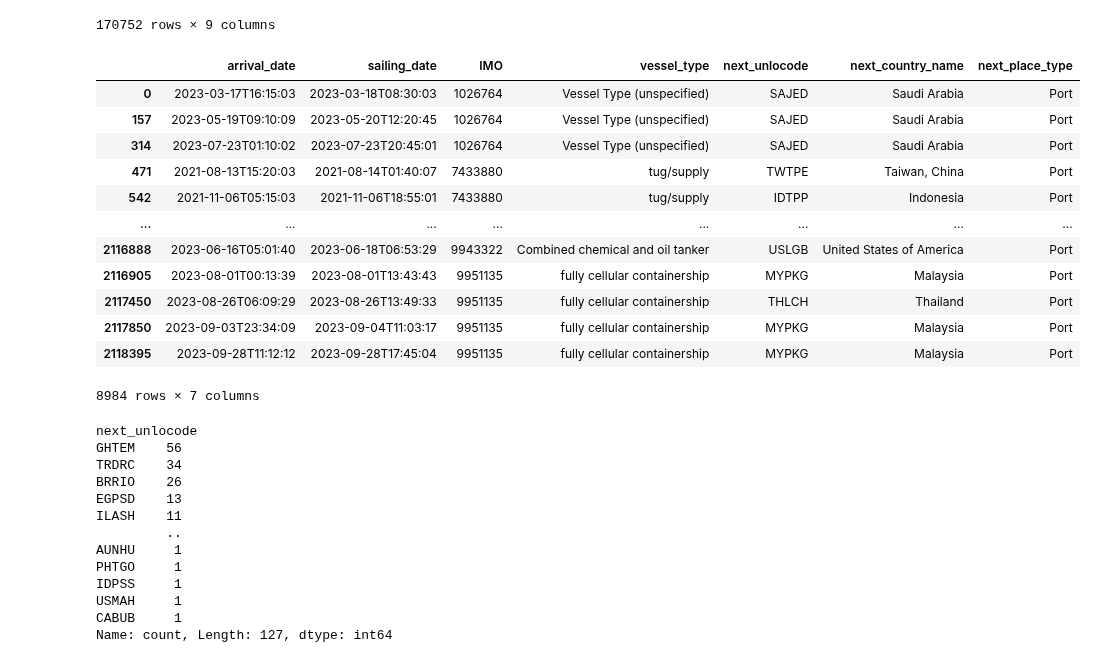
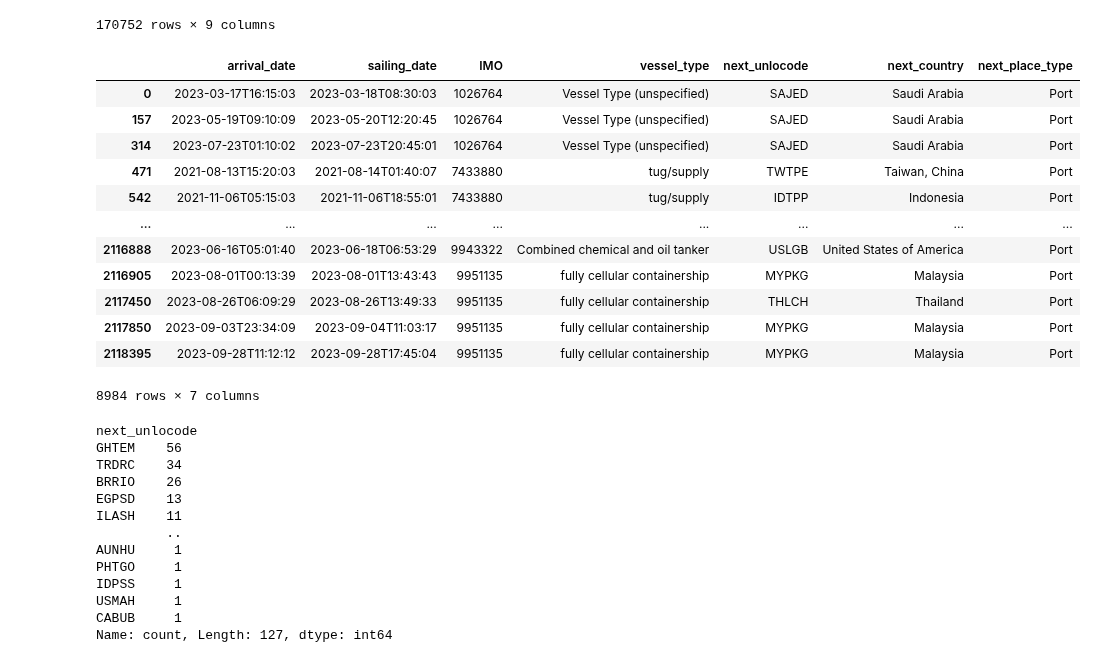
Before and after one commit to SySyAli/ais_port_prediction, a Jupyter notebook: notebooks/singapore.ipynb, the cells around one changed output. Saved outputs shown, nothing was run; the diff lists cells and outputs as text; code cells hidden in the pictures.

```diff
--- a/notebooks/singapore.ipynb
+++ b/notebooks/singapore.ipynb
@@ -40,14 +42,14 @@ next_singapore_df = next_singapore_df.drop(columns=['next_unlocode'])
 # %%
 # add features from next_singapore_df to current_singapore_df, like country_name and place_type
 merge_next_df = next_singapore_df[['current_unlocode', 'country_name', 'place_type']]
-merge_next_df = merge_next_df.rename(columns={'current_unlocode': 'next_unlocode', 'country_name': 'next_country_name', 'place_type': 'next_place_type'})
+merge_next_df = merge_next_df.rename(columns={'current_unlocode': 'next_unlocode', 'country_name': 'next_country', 'place_type': 'next_place_type'})
 
 current_singapore_df = current_singapore_df.merge(merge_next_df, on='next_unlocode', how='left')
 # drop duplicates
 current_singapore_df = current_singapore_df.drop_duplicates()
 current_singapore_df
 # %% [output]
-|  | arrival_date | sailing_date | IMO | vessel_type | next_unlocode | next_country_name | next_place_type |
+|  | arrival_date | sailing_date | IMO | vessel_type | next_unlocode | next_country | next_place_type |
 | 0 | 2023-03-17T16:15:03 | 2023-03-18T08:30:03 | 1026764 | Vessel Type (unspecified) | SAJED | Saudi Arabia | Port |
 | 157 | 2023-05-19T09:10:09 | 2023-05-20T12:20:45 | 1026764 | Vessel Type (unspecified) | SAJED | Saudi Arabia | Port |
 | 314 | 2023-07-23T01:10:02 | 2023-07-23T20:45:01 | 1026764 | Vessel Type (unspecified) | SAJED | Saudi Arabia | Port |
```
Also changed, not shown: parts of 17 cells of this notebook, 20 other files.
